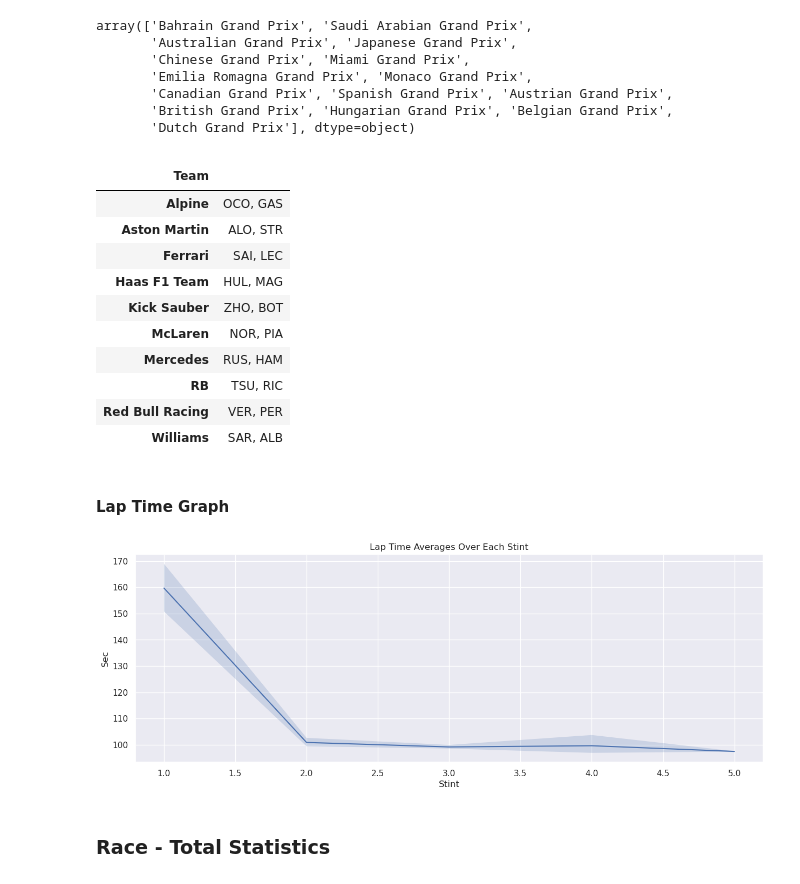
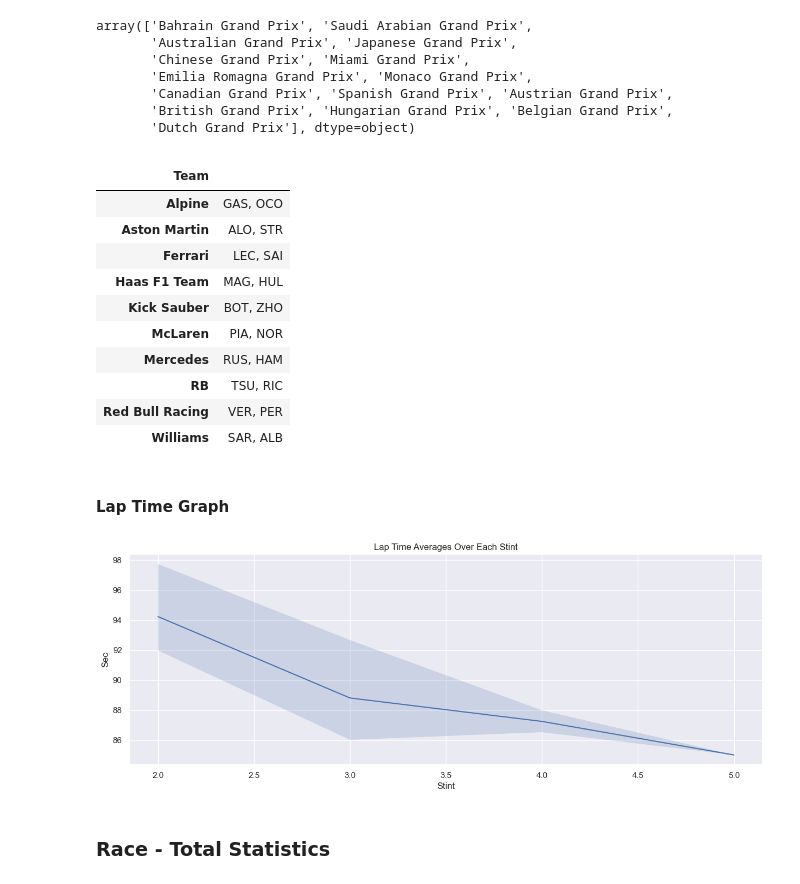
Before and after one commit to MyNameIsCalvinDavis/Data-Science, a Jupyter notebook: F1/F1.ipynb, the cells around one changed output. Drawn from its saved outputs; the diff is of its cells as text; code cells hidden in the pictures.

```diff
--- a/F1/F1.ipynb
+++ b/F1/F1.ipynb
@@ -1266,7 +1266,7 @@ array(['Bahrain Grand Prix', 'Saudi Arabian Grand Prix',
        'British Grand Prix', 'Hungarian Grand Prix', 'Belgian Grand Prix',
        'Dutch Grand Prix'], dtype=object)
 # %%
-race = "Japanese Grand Prix"
+race = "Canadian Grand Prix"
 # team_rep = ' -- '.join(laps_raw[laps_raw["EventName"] == race].sort_values("Team")["Team"].unique())
 # print(team_rep)
 # # Drivers: XYZ
@@ -1277,12 +1277,12 @@ laps.pivot_table(index="Team", values=["Driver"], aggfunc=lambda x: ", ".join(x)
 # %% [output]
 |  |  |
 | Team |  |
-| Alpine | OCO, GAS |
+| Alpine | GAS, OCO |
 | Aston Martin | ALO, STR |
-| Ferrari | SAI, LEC |
-| Haas F1 Team | HUL, MAG |
-| Kick Sauber | ZHO, BOT |
-| McLaren | NOR, PIA |
+| Ferrari | LEC, SAI |
+| Haas F1 Team | MAG, HUL |
+| Kick Sauber | BOT, ZHO |
+| McLaren | PIA, NOR |
 | Mercedes | RUS, HAM |
 | RB | TSU, RIC |
 | Red Bull Racing | VER, PER |
@@ -1294,19 +1294,21 @@ laps.pivot_table(index="Team", values=["Driver"], aggfunc=lambda x: ", ".join(x)
 # %%
 lapsg = laps_raw[laps_raw["EventName"] == race][["Driver", "Stint", "Sec"]] \
         .groupby(["Driver", "Stint"]).mean().reset_index()
+
+lapsg = lapsg[lapsg["Stint"] > 1]
 
 fig,ax = plt.subplots(figsize=(15,5))
 # gs = gridspec.GridSpec(1,1)
 # ax = fig.add_subplot(gs[0,0])
 # ax.set_title("Lap Time Averages Over Time")
 
 # sns.lineplot(data=lapsg, x="Stint", y="Sec", ax=ax, palette="gist_ncar")
 p = so.Plot(data=lapsg, x="Stint", y="Sec") \
     .add(so.Line(), so.Agg()) \
     .add(so.Band(), so.Est()) \
     .on(ax).label(title="Lap Time Averages Over Each Stint").show()
 # %% [output]
-[figure, old version]
+[figure, new version]
 # %% [markdown]
 ### Race - Total Statistics
 # %% [markdown]
```
Also changed, not shown: parts of 31 cells of this notebook.
